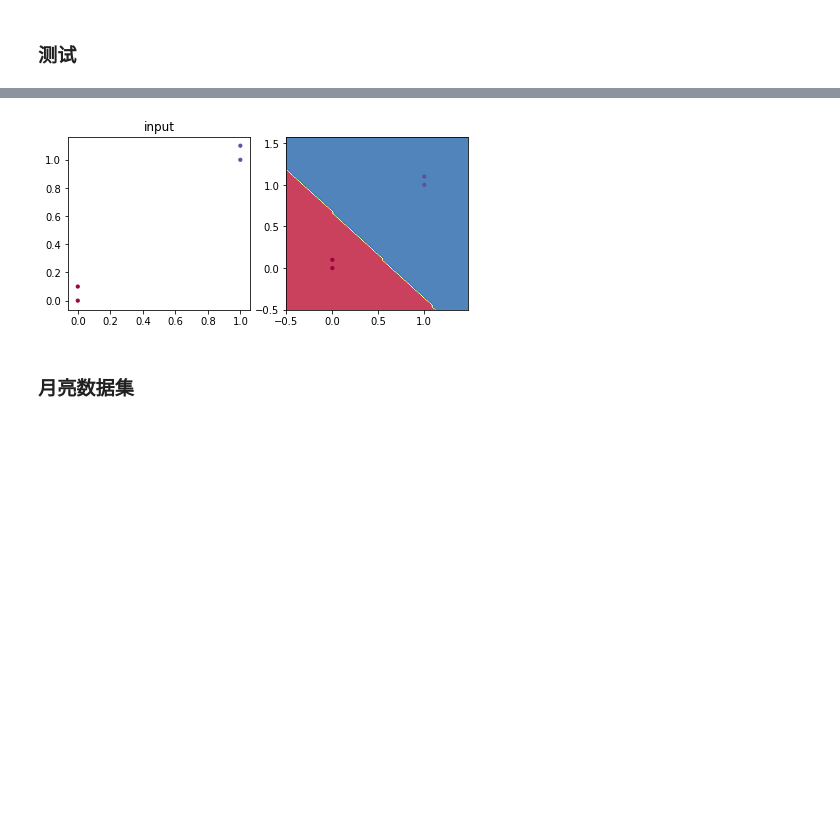
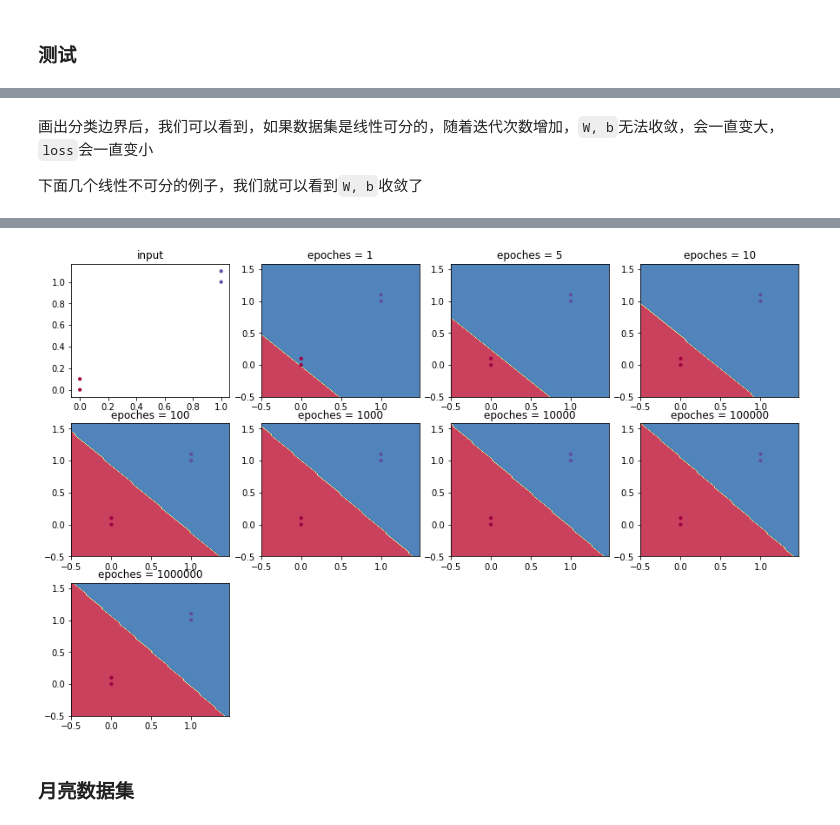
Before and after one commit to LydiaY5559/Practice, a Jupyter notebook: MachineLearning/python/logistic_regression.ipynb, the cells around one changed output, grey strips where cells are left out. Drawn from its saved outputs; the diff is of its cells as text; code cells hidden in the pictures; blank space fills up the shorter version.

Commit message:
MachineLearning/python/logistic_regression: add loss, add convergence analysis

```diff
--- a/MachineLearning/python/logistic_regression.ipynb
+++ b/MachineLearning/python/logistic_regression.ipynb
@@ -48,7 +48,7 @@ def sigmoid(x):
     return 1 / (1 + np.exp(-x))
 
 class logistic_regression():
-    def __init__(self, lr=0.1, epoches=100):
+    def __init__(self, lr=0.5, epoches=100):
         self.lr = lr
         self.epoches = epoches
 
@@ -67,6 +67,15 @@ class logistic_regression():
         db = np.sum(y_hat - y) / m
         self.W -= self.lr * dW
         self.b -= self.lr * db
+#         self._print_param_info(X, y)
+
+    def loss(self, X, y):
+        y_hat = self._calc_yhat(X)
+        J_array = -y * np.log(y_hat) - (1 - y) * np.log(1 - y_hat)
+        return J_array.sum()
+
+    def _print_param_info(self, X, y):
+        print('W =', self.W.flatten(), ', b =', self.b, ', loss =', self.loss(X, y))
 
     def fit(self, X, y):
         X = np.array(X)
@@ -81,6 +90,8 @@ class logistic_regression():
         for epoch in range(self.epoches):
             self._update_parameters(X, y)
 
+        self._print_param_info(X, y)
+
     def predict(self, X):
         y_hat = self._calc_yhat(X)
         res = np.where(y_hat[:, 0] >= 0.5, 1, 0)
@@ -92,7 +103,7 @@ X_train = np.array([[1.0, 1.1], [1.0, 1.0], [0.0, 0.1],[0.0, 0.0]])
 y_train = np.array([1,1,0,0])
 X_pred = np.array([[1.0,0.9], [0.1,0.1], [0.5,0.5]])
 
-model = logistic_regression()
+model = logistic_regression(epoches=10000)
 model.fit(X_train, y_train)
 y_pred = model.predict(X_pred)
 print('y_pred:', y_pred)
@@ -106,3 +118,7 @@ y_pred: [1 0 1]
+# %% [markdown]
+画出分类边界后，我们可以看到，如果数据集是线性可分的，随着迭代次数增加，`W, b`无法收敛，会一直变大，`loss`会一直变小
+
+下面几个线性不可分的例子，我们就可以看到`W, b`收敛了
 # %%
-plot_classifier_paras(logistic_regression, X_train, y_train)
+plot_classifier_paras(logistic_regression, X_train, y_train, {'epoches': [1, 5, 10, 100, 1000, 10000, 100000, 1000000]})
 # %% [output]
@@ -109,4 +133,4 @@ plot_classifier_paras(logistic_regression, X_train, y_train)
-[figure, old version]
+[figure, new version]
 # %% [markdown]
 ### 月亮数据集
 # %%
```
Also changed, not shown: parts of 4 cells of this notebook.
